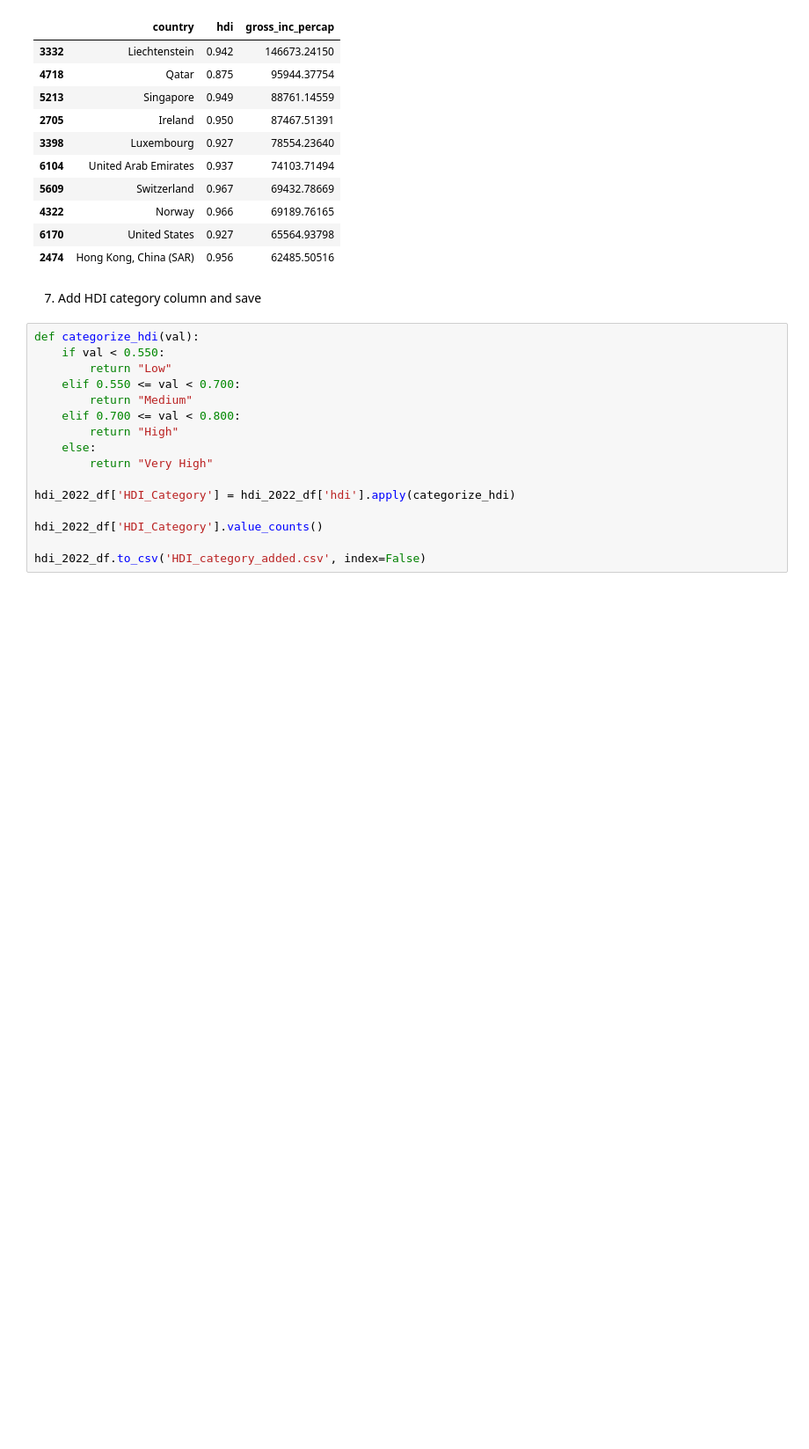
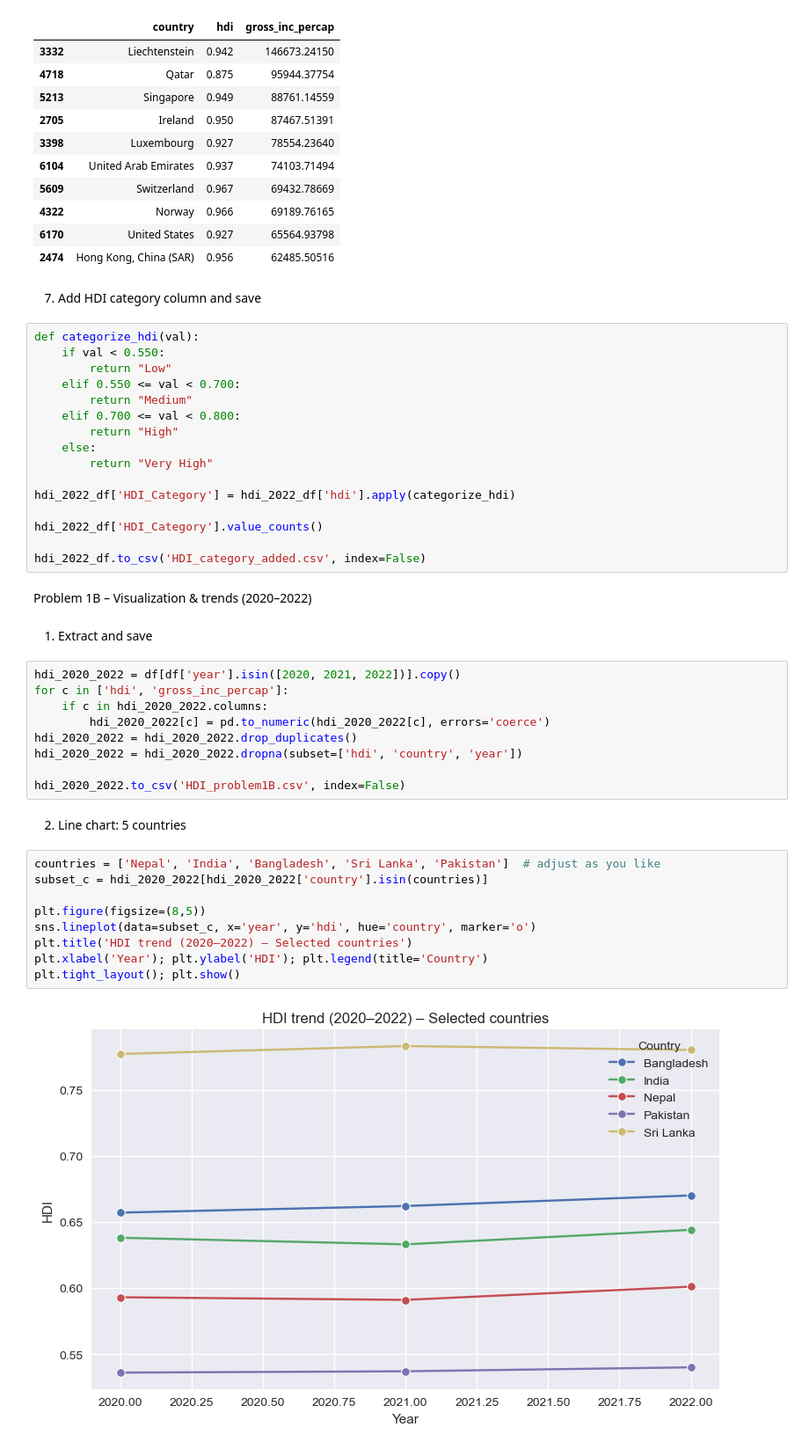
Before and after one commit to Happy0620/Assignment-01, a Jupyter notebook: 2462987_milansherpa.ipynb, the cells around one changed output. Shown at 88% size. Drawn from its saved outputs; the diff is of its cells as text; blank space fills up the shorter version.

```diff
--- a/2462987_milansherpa.ipynb
+++ b/2462987_milansherpa.ipynb
@@ -147,3 +147,29 @@ hdi_2022_df['HDI_Category'] = hdi_2022_df['hdi'].apply(categorize_hdi)
 hdi_2022_df['HDI_Category'].value_counts()
 
 hdi_2022_df.to_csv('HDI_category_added.csv', index=False)
+# %% [markdown]
+Problem 1B – Visualization & trends (2020–2022)
+# %% [markdown]
+1. Extract and save
+# %%
+hdi_2020_2022 = df[df['year'].isin([2020, 2021, 2022])].copy()
+for c in ['hdi', 'gross_inc_percap']:
+    if c in hdi_2020_2022.columns:
+        hdi_2020_2022[c] = pd.to_numeric(hdi_2020_2022[c], errors='coerce')
+hdi_2020_2022 = hdi_2020_2022.drop_duplicates()
+hdi_2020_2022 = hdi_2020_2022.dropna(subset=['hdi', 'country', 'year'])
+
+hdi_2020_2022.to_csv('HDI_problem1B.csv', index=False)
+# %% [markdown]
+2. Line chart: 5 countries
+# %%
+countries = ['Nepal', 'India', 'Bangladesh', 'Sri Lanka', 'Pakistan']  # adjust as you like
+subset_c = hdi_2020_2022[hdi_2020_2022['country'].isin(countries)]
+
+plt.figure(figsize=(8,5))
+sns.lineplot(data=subset_c, x='year', y='hdi', hue='country', marker='o')
+plt.title('HDI trend (2020–2022) – Selected countries')
+plt.xlabel('Year'); plt.ylabel('HDI'); plt.legend(title='Country')
+plt.tight_layout(); plt.show()
+# %% [output]
+[figure, added]
```
Also changed, not shown: parts of 36 cells of this notebook, 3 other files.
